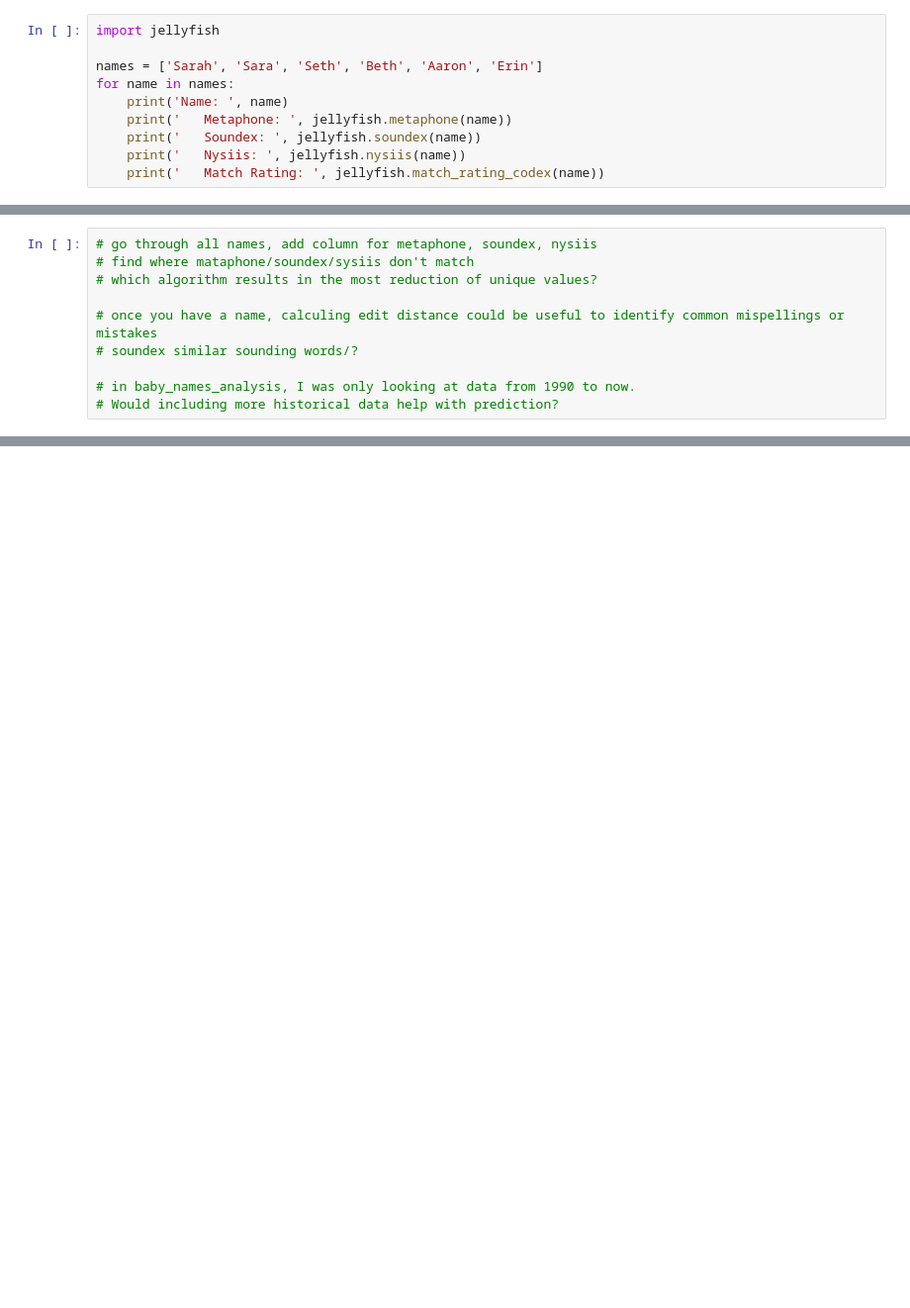
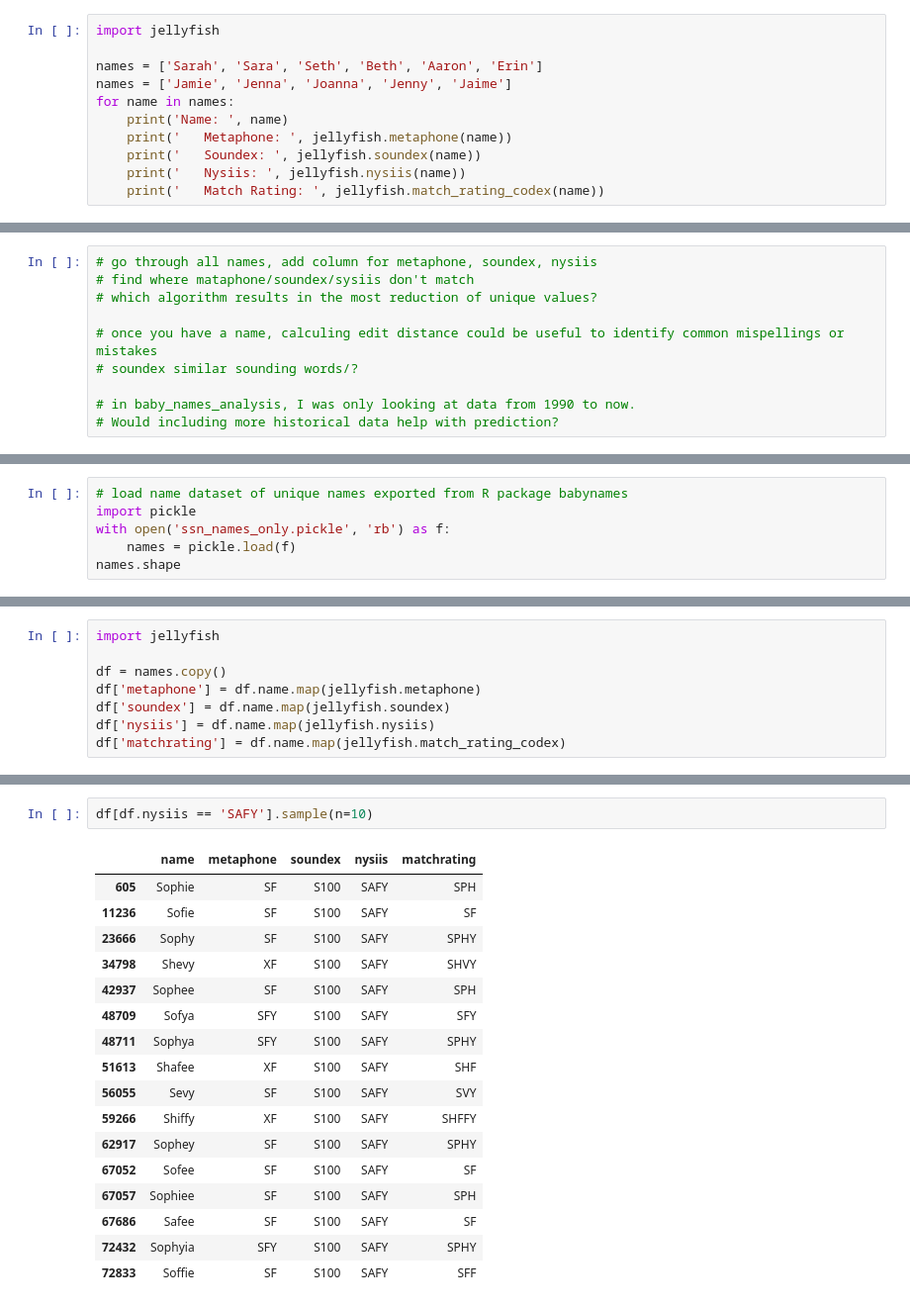
Before and after one commit to magic-lantern/forecasting, a Jupyter notebook: soundconflation.ipynb, the cells around one changed output, grey strips where cells are left out. Shown: that part at 99% size. Drawn from its saved outputs; the diff is of its cells as text; blank space fills up the shorter version.

```diff
--- a/soundconflation.ipynb
+++ b/soundconflation.ipynb
@@ -49,6 +86,7 @@ UnicodeDecodeError: 'ascii' codec can't decode byte 0xb2 in position 3: ordinal
 import jellyfish
 
 names = ['Sarah', 'Sara', 'Seth', 'Beth', 'Aaron', 'Erin']
+names = ['Jamie', 'Jenna', 'Joanna', 'Jenny', 'Jaime']
 for name in names:
     print('Name: ', name)
     print('   Metaphone: ', jellyfish.metaphone(name))
@@ -85,0 +164,6 @@ Name:  Seth
+# %%
+# load name dataset of unique names exported from R package babynames
+import pickle
+with open('ssn_names_only.pickle', 'rb') as f:
+    names = pickle.load(f)
+names.shape
@@ -85,0 +174,8 @@ Name:  Seth
+# %%
+import jellyfish
+
+df = names.copy()
+df['metaphone'] = df.name.map(jellyfish.metaphone)
+df['soundex'] = df.name.map(jellyfish.soundex)
+df['nysiis'] = df.name.map(jellyfish.nysiis)
+df['matchrating'] = df.name.map(jellyfish.match_rating_codex)
@@ -85,0 +281,20 @@ Name:  Seth
+# %%
+df[df.nysiis == 'SAFY'].sample(n=10)
+# %% [output]
+|  | name | metaphone | soundex | nysiis | matchrating |
+| 605 | Sophie | SF | S100 | SAFY | SPH |
+| 11236 | Sofie | SF | S100 | SAFY | SF |
+| 23666 | Sophy | SF | S100 | SAFY | SPHY |
+| 34798 | Shevy | XF | S100 | SAFY | SHVY |
+| 42937 | Sophee | SF | S100 | SAFY | SPH |
+| 48709 | Sofya | SFY | S100 | SAFY | SFY |
+| 48711 | Sophya | SFY | S100 | SAFY | SPHY |
+| 51613 | Shafee | XF | S100 | SAFY | SHF |
+| 56055 | Sevy | SF | S100 | SAFY | SVY |
+| 59266 | Shiffy | XF | S100 | SAFY | SHFFY |
+| 62917 | Sophey | SF | S100 | SAFY | SPHY |
+| 67052 | Sofee | SF | S100 | SAFY | SF |
+| 67057 | Sophiee | SF | S100 | SAFY | SPH |
+| 67686 | Safee | SF | S100 | SAFY | SF |
+| 72432 | Sophyia | SFY | S100 | SAFY | SPHY |
+| 72833 | Soffie | SF | S100 | SAFY | SFF |
```
Also changed, not shown: parts of 55 cells of this notebook, 1 other file.
